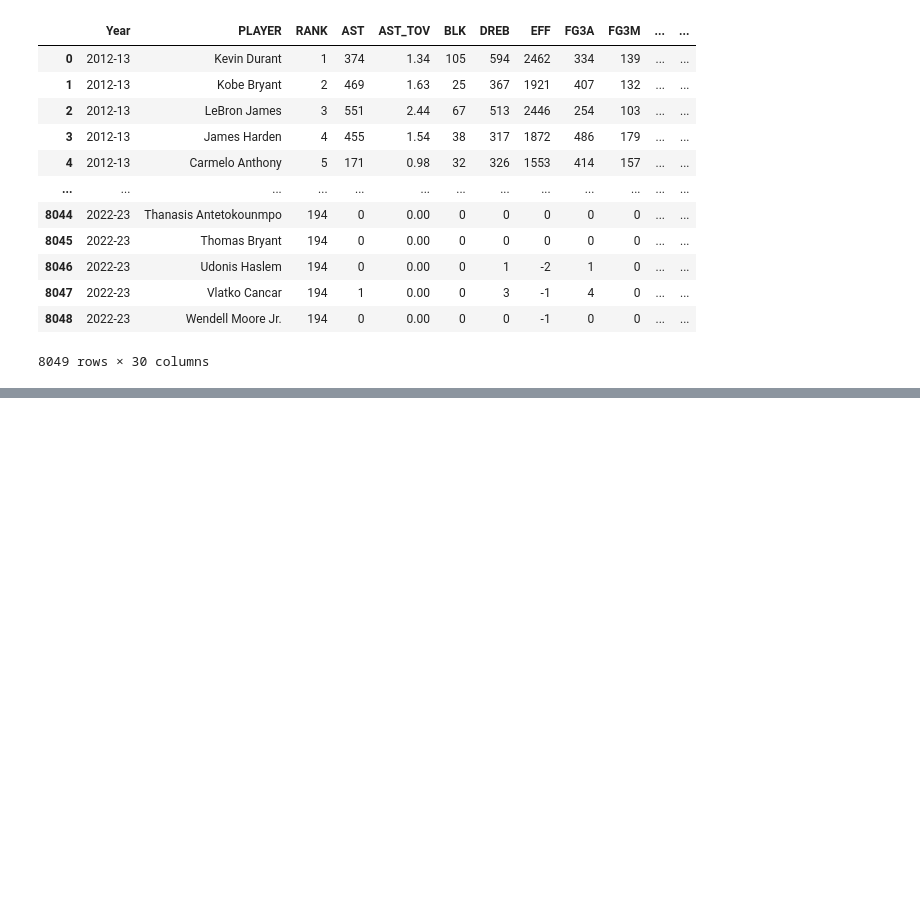
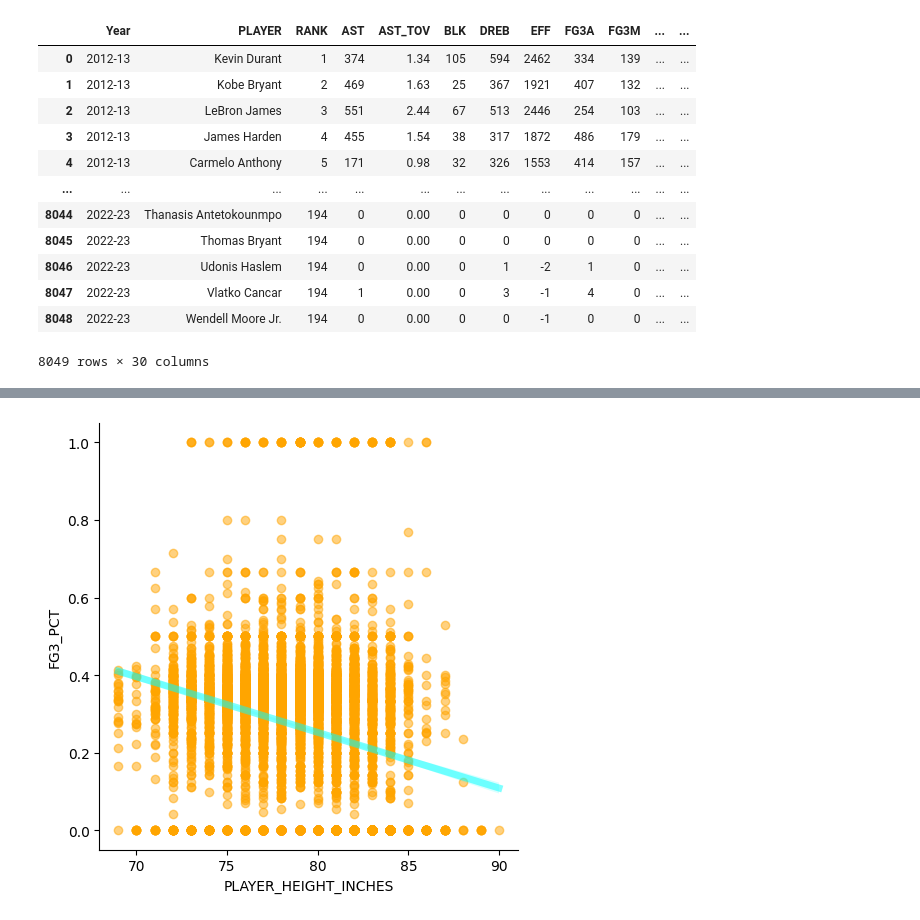
Before and after one commit to D-Aldana/SENG474-NBA_API, a Jupyter notebook: NBA-proj.ipynb, the cells around one changed output, grey strips where cells are left out. Cells and saved outputs as stored; diff of their text form; code cells hidden in the pictures; blank space fills up the shorter version.

```diff
--- a/NBA-proj.ipynb
+++ b/NBA-proj.ipynb
@@ -57,0 +90,8 @@ df.to_excel('Sorted_Data.xlsx', index=False)
+# %%
+# Scatter plot of all players with their FG3_PCT and PLAYER_HEIGHT_INCHES
+sns.lmplot(data=df, x='PLAYER_HEIGHT_INCHES', y='FG3_PCT',
+            scatter_kws={'alpha':0.5, 'color': 'orange'},
+            line_kws={'color': 'cyan', 'linewidth': 5, 'alpha':0.5})
+plt.show()
+# %% [output]
+[figure, added]
```
Also changed, not shown: parts of 6 cells of this notebook.
